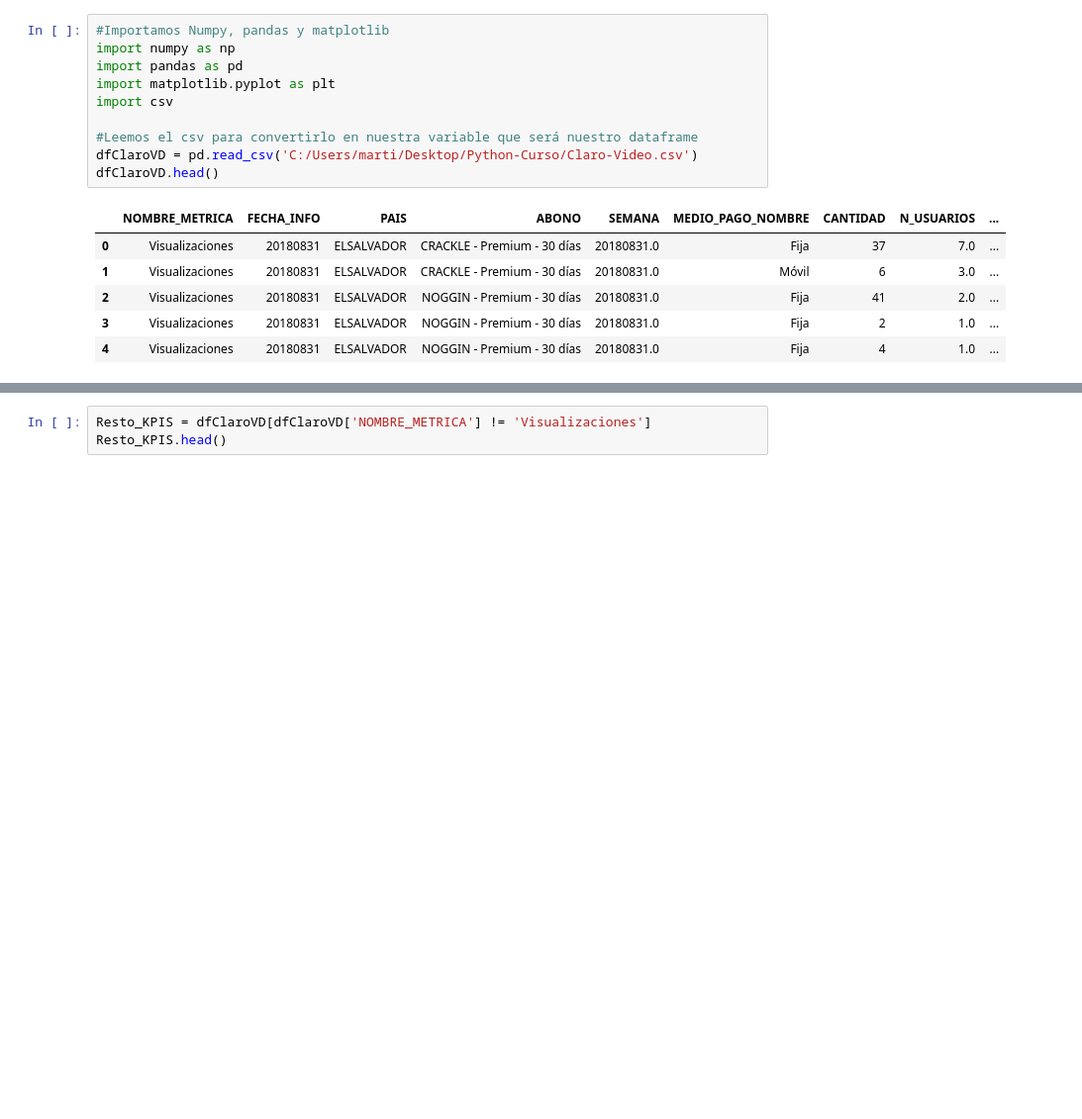
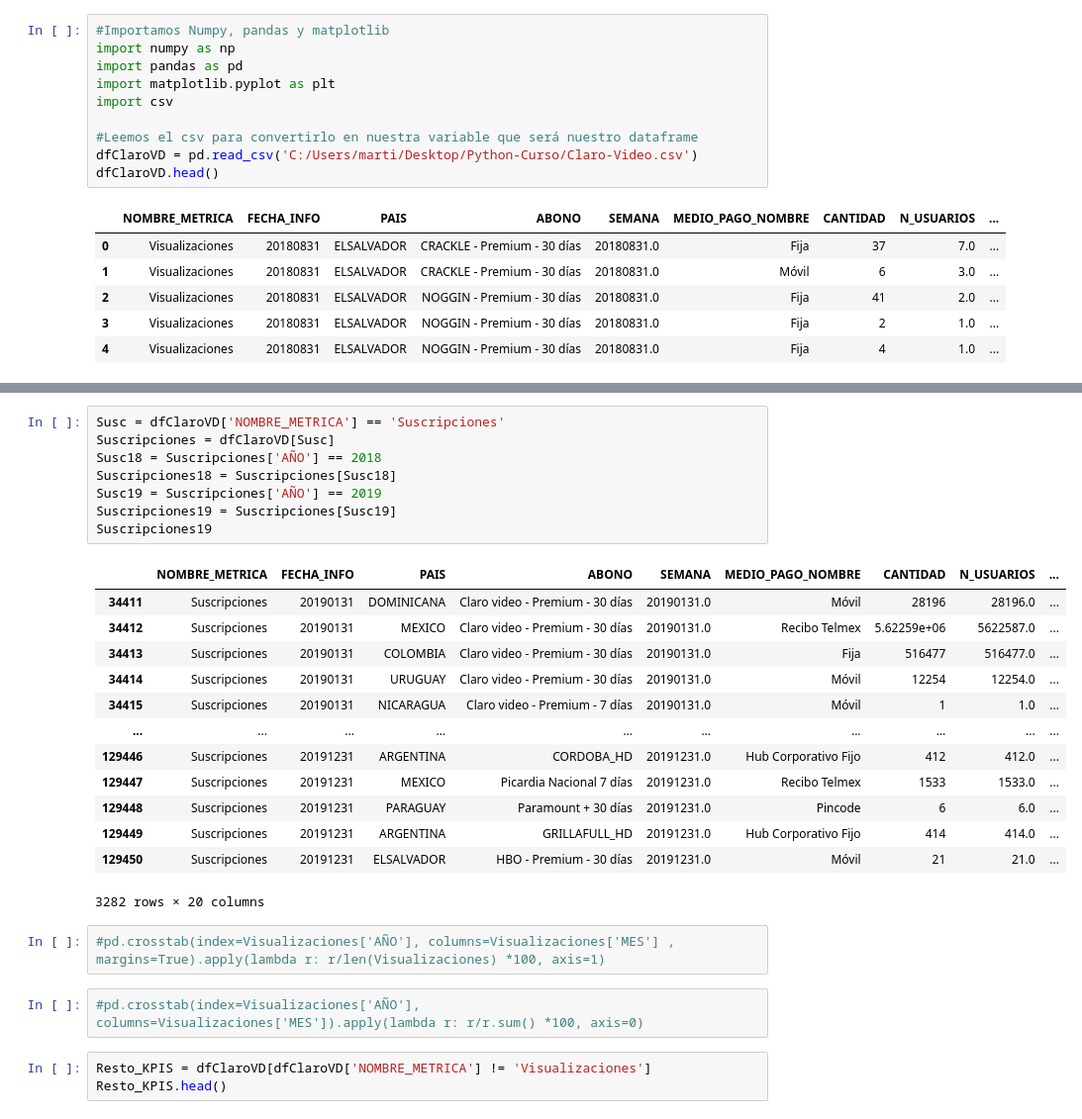
Before and after one commit to mariomtz36/Proyecto-Final, a Jupyter notebook: Proyecto.ipynb, the cells around one changed output, grey strips where cells are left out. Shown at 99% size. Cells and saved outputs as stored; diff of their text form; blank space fills up the shorter version.

```diff
--- a/Proyecto.ipynb
+++ b/Proyecto.ipynb
@@ -234,3 +298,29 @@ pd.crosstab(index=Visualizaciones['AÑO'], columns=Visualizaciones['MES']).apply
+# %%
+Susc = dfClaroVD['NOMBRE_METRICA'] == 'Suscripciones'
+Suscripciones = dfClaroVD[Susc]
+Susc18 = Suscripciones['AÑO'] == 2018
+Suscripciones18 = Suscripciones[Susc18]
+Susc19 = Suscripciones['AÑO'] == 2019
+Suscripciones19 = Suscripciones[Susc19]
+Suscripciones19
+# %% [output]
+|  | NOMBRE_METRICA | FECHA_INFO | PAIS | ABONO | SEMANA | MEDIO_PAGO_NOMBRE | CANTIDAD | N_USUARIOS | ... |
+| 34411 | Suscripciones | 20190131 | DOMINICANA | Claro video - Premium - 30 días | 20190131.0 | Móvil | 28196 | 28196.0 | ... |
+| 34412 | Suscripciones | 20190131 | MEXICO | Claro video - Premium - 30 días | 20190131.0 | Recibo Telmex | 5.62259e+06 | 5622587.0 | ... |
+| 34413 | Suscripciones | 20190131 | COLOMBIA | Claro video - Premium - 30 días | 20190131.0 | Fija | 516477 | 516477.0 | ... |
+| 34414 | Suscripciones | 20190131 | URUGUAY | Claro video - Premium - 30 días | 20190131.0 | Móvil | 12254 | 12254.0 | ... |
+| 34415 | Suscripciones | 20190131 | NICARAGUA | Claro video - Premium - 7 días | 20190131.0 | Móvil | 1 | 1.0 | ... |
+| ... | ... | ... | ... | ... | ... | ... | ... | ... | ... |
+| 129446 | Suscripciones | 20191231 | ARGENTINA | CORDOBA_HD | 20191231.0 | Hub Corporativo Fijo | 412 | 412.0 | ... |
+| 129447 | Suscripciones | 20191231 | MEXICO | Picardia Nacional 7 días | 20191231.0 | Recibo Telmex | 1533 | 1533.0 | ... |
+| 129448 | Suscripciones | 20191231 | PARAGUAY | Paramount + 30 días | 20191231.0 | Pincode | 6 | 6.0 | ... |
+| 129449 | Suscripciones | 20191231 | ARGENTINA | GRILLAFULL_HD | 20191231.0 | Hub Corporativo Fijo | 414 | 414.0 | ... |
+| 129450 | Suscripciones | 20191231 | ELSALVADOR | HBO - Premium - 30 días | 20191231.0 | Móvil | 21 | 21.0 | ... |
+3282 rows × 20 columns
+# %%
+#pd.crosstab(index=Visualizaciones['AÑO'], columns=Visualizaciones['MES'] , margins=True).apply(lambda r: r/len(Visualizaciones) *100, axis=1)
+# %%
+#pd.crosstab(index=Visualizaciones['AÑO'], columns=Visualizaciones['MES']).apply(lambda r: r/r.sum() *100, axis=0)
 # %%
 Resto_KPIS = dfClaroVD[dfClaroVD['NOMBRE_METRICA'] != 'Visualizaciones']
 Resto_KPIS.head()
```
Also changed, not shown: parts of 38 cells of this notebook.
